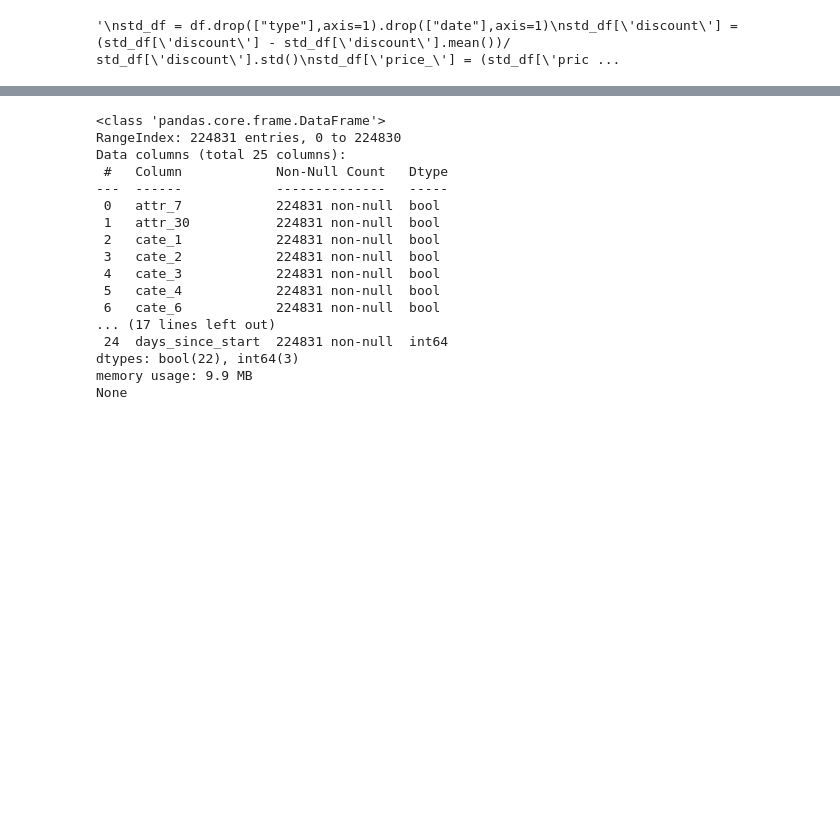
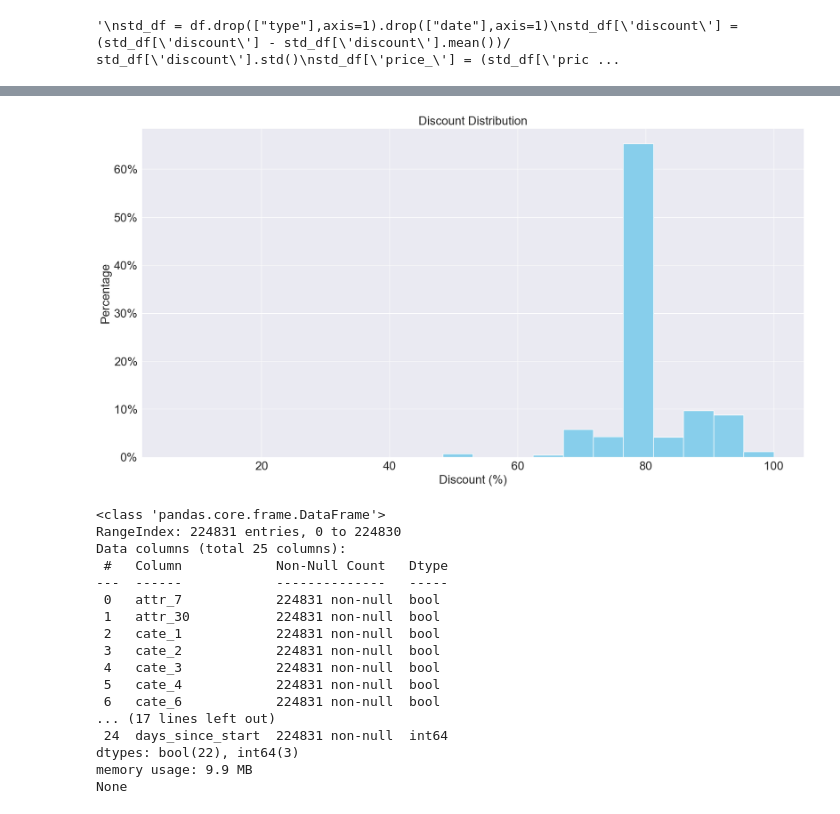
Before and after one commit to marsneko/books_shop, a Jupyter notebook: topsalesAnalyze.ipynb, the cells around one changed output, grey strips where cells are left out. Cells and saved outputs as stored; diff of their text form; code cells hidden in the pictures; blank space fills up the shorter version.

```diff
--- a/topsalesAnalyze.ipynb
+++ b/topsalesAnalyze.ipynb
@@ -135,6 +135,18 @@ cate 4 : 人文社科
 
 cate 24 : 國中小參考書
 nan
+# %%
+from matplotlib.ticker import  PercentFormatter
+plt.figure(figsize=(20,10))
+plt.hist(df['discount'],bins=20,weights = np.ones(len(df['discount']))/len(df['discount']),color = 'skyblue')
+plt.gca().yaxis.set_major_formatter(PercentFormatter(1))
+plt.ylabel('Percentage',fontsize=20)
+plt.xlabel('Discount (%)',fontsize=20)
+plt.tick_params(axis='both', which='major', labelsize=20)
+plt.title('Discount Distribution',fontsize=20)
+plt.savefig("./googleDocxPic/discount_distribution.png",dpi=300)
+# %% [output]
+[figure, added]
 # %%
 df['title'] = df['title'].astype("category")
 # %%
```
Also changed, not shown: parts of 9 cells of this notebook, 40 other files.
